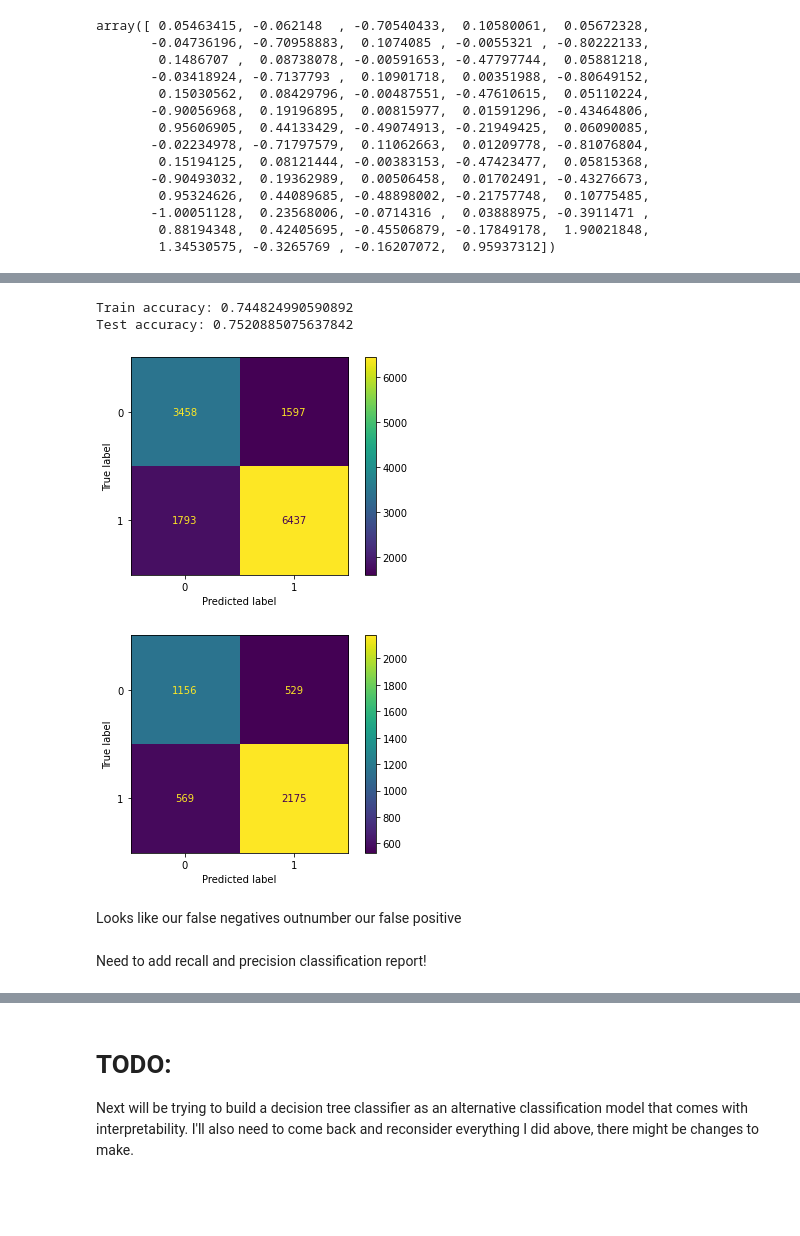
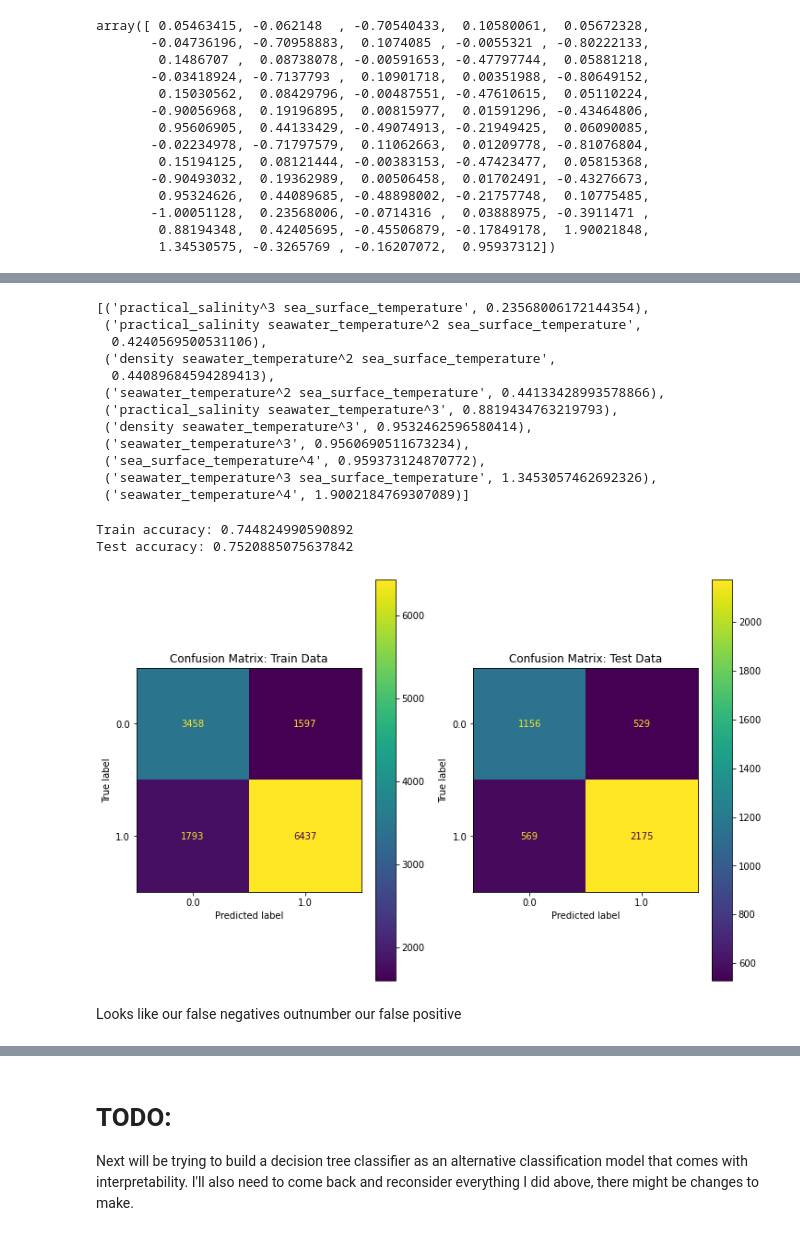
Before and after one commit to dgumustel/coastal-upwelling, a Jupyter notebook: notebooks/05_modeling.ipynb, the cells around one changed output, grey strips where cells are left out. Saved outputs shown, nothing was run; the diff lists cells and outputs as text; code cells hidden in the pictures; blank space fills up the shorter version.

```diff
--- a/notebooks/05_modeling.ipynb
+++ b/notebooks/05_modeling.ipynb
@@ -169,5 +161,8 @@ We got an initial accuracy of ~72% on the train and test data with 17714 observa
 # %% [markdown]
 An easy way to get a variety of feature interactions is using sklearn's PolynomialFeatures function. There are four features in this model, so I'll set the degree to 4 so that there will be an engineered feature that includes all 4 of the original features.
+# %%
+X = df_resampled.drop(columns=['upwelling'])
+y = df_resampled['upwelling']
 # %%
 poly = PolynomialFeatures(degree=4, interaction_only=False, include_bias=False)
 # %%
@@ -349,20 +316,21 @@ sorted(list(zip(poly.get_feature_names(X.columns), logreg3.coef_[0])), key=lambd
+# %%
+sorted(list(zip(poly.get_feature_names(X.columns), logreg3.coef_[0])), key=lambda x: x[1])[-10:]
+# %% [output]
+[('practical_salinity^3 sea_surface_temperature', 0.23568006172144354),
+ ('practical_salinity seawater_temperature^2 sea_surface_temperature',
+  0.4240569500531106),
+ ('density seawater_temperature^2 sea_surface_temperature',
+  0.44089684594289413),
+ ('seawater_temperature^2 sea_surface_temperature', 0.44133428993578866),
+ ('practical_salinity seawater_temperature^3', 0.8819434763219793),
+ ('density seawater_temperature^3', 0.9532462596580414),
+ ('seawater_temperature^3', 0.9560690511673234),
+ ('sea_surface_temperature^4', 0.959373124870772),
+ ('seawater_temperature^3 sea_surface_temperature', 1.3453057462692326),
+ ('seawater_temperature^4', 1.9002184769307089)]
 # %%
 print(f'Train accuracy: {logreg3.score(X_train_sc, y_train)}')
 print(f'Test accuracy: {logreg3.score(X_test_sc, y_test)}')
 # %% [output]
 Train accuracy: 0.744824990590892
 Test accuracy: 0.7520885075637842
-# %%
-predictions = gs.predict(X_train_sc)
-
-cm = confusion_matrix(y_train, predictions)
-ConfusionMatrixDisplay(cm).plot();
-# %% [output]
-[figure, removed]
-# %%
-predictions = gs.predict(X_test_sc)
-
-cm = confusion_matrix(y_test, predictions)
-ConfusionMatrixDisplay(cm).plot();
-# %% [output]
-[figure, removed]
@@ -369,4 +340,12 @@ ConfusionMatrixDisplay(cm).plot();
+# %%
+fig, (ax1, ax2) = plt.subplots(1, 2, figsize=(12, 8))
+
+plot_confusion_matrix(logreg3, X_train_sc, y_train, ax=ax1)
+ax1.set_title('Confusion Matrix: Train Data')
+
+plot_confusion_matrix(logreg3, X_test_sc, y_test, ax=ax2)
+ax2.set_title('Confusion Matrix: Test Data');
+# %% [output]
+[figure, added]
 # %% [markdown]
 Looks like our false negatives outnumber our false positive
-# %% [markdown]
-Need to add recall and precision classification report!
```
Also changed, not shown: parts of 36 cells of this notebook.
